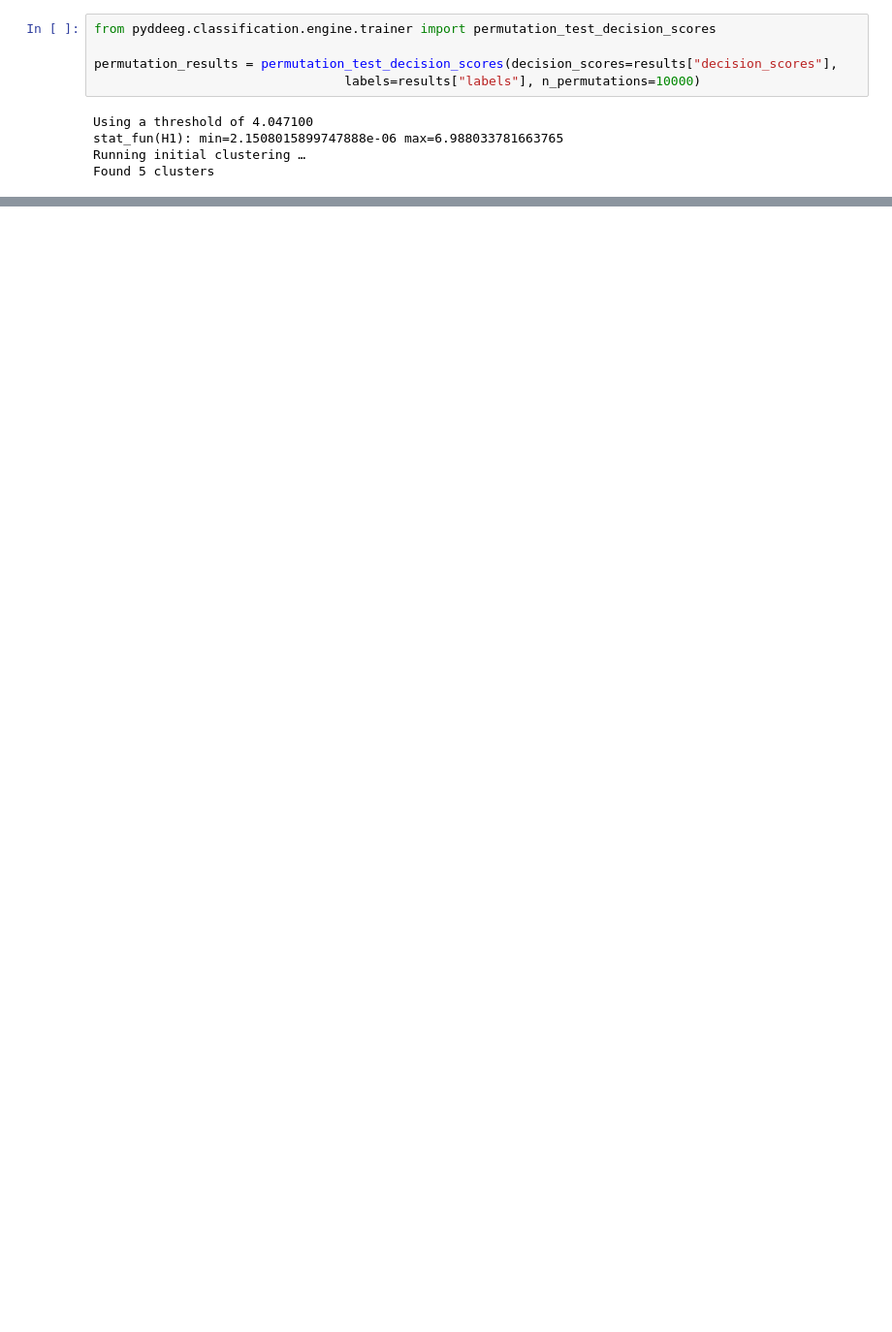
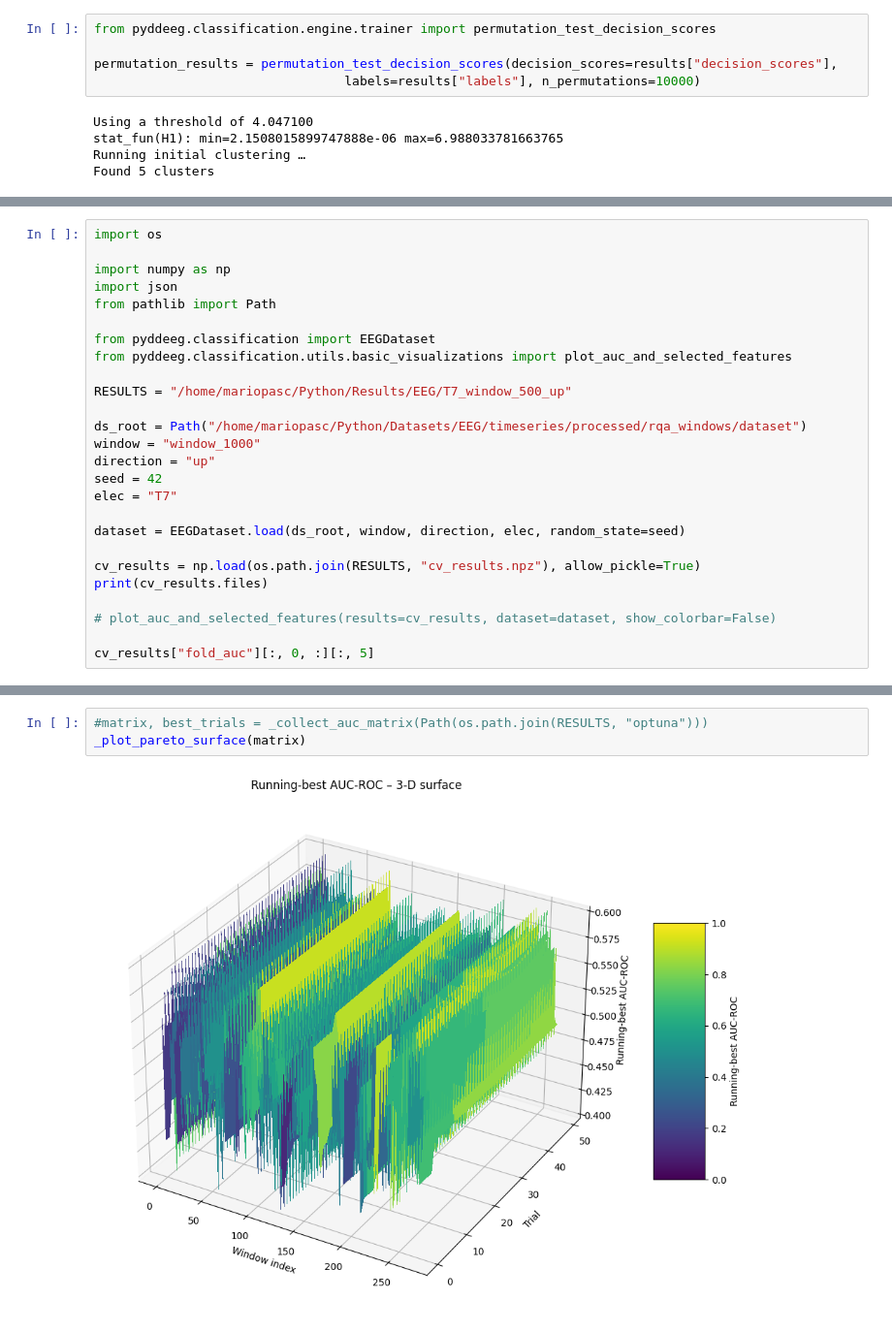
Before and after one commit to MarioPasc/Dyslexia_EEG_characterization, a Jupyter notebook: jupyter/window_classification.ipynb, the cells around one changed output, grey strips where cells are left out. Shown at 97% size. Cells and saved outputs as stored; diff of their text form; blank space fills up the shorter version.

```diff
--- a/jupyter/window_classification.ipynb
+++ b/jupyter/window_classification.ipynb
@@ -78,0 +46,26 @@ dataset_index["window_1000"]["up"]
+# %%
+import os
+
+import numpy as np
+import json
+from pathlib import Path
+
+from pyddeeg.classification import EEGDataset
+from pyddeeg.classification.utils.basic_visualizations import plot_auc_and_selected_features
+
+RESULTS = "/home/mariopasc/Python/Results/EEG/T7_window_500_up"
+
+ds_root = Path("/home/mariopasc/Python/Datasets/EEG/timeseries/processed/rqa_windows/dataset")
+window = "window_1000"
+direction = "up"
+seed = 42
+elec = "T7"
+
+dataset = EEGDataset.load(ds_root, window, direction, elec, random_state=seed)
+
+cv_results = np.load(os.path.join(RESULTS, "cv_results.npz"), allow_pickle=True)
+print(cv_results.files)
+
+# plot_auc_and_selected_features(results=cv_results, dataset=dataset, show_colorbar=False)
+
+cv_results["fold_auc"][:, 0, :][:, 5]
@@ -78,0 +331,5 @@ dataset_index["window_1000"]["up"]
+# %%
+#matrix, best_trials = _collect_auc_matrix(Path(os.path.join(RESULTS, "optuna")))
+_plot_pareto_surface(matrix)
+# %% [output]
+[figure, added]
```
Also changed, not shown: parts of 5 cells of this notebook, 5 other files.
